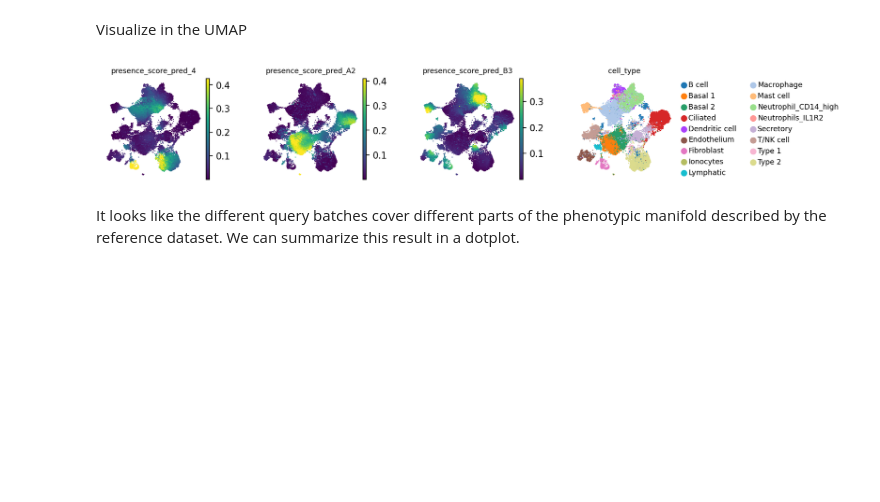
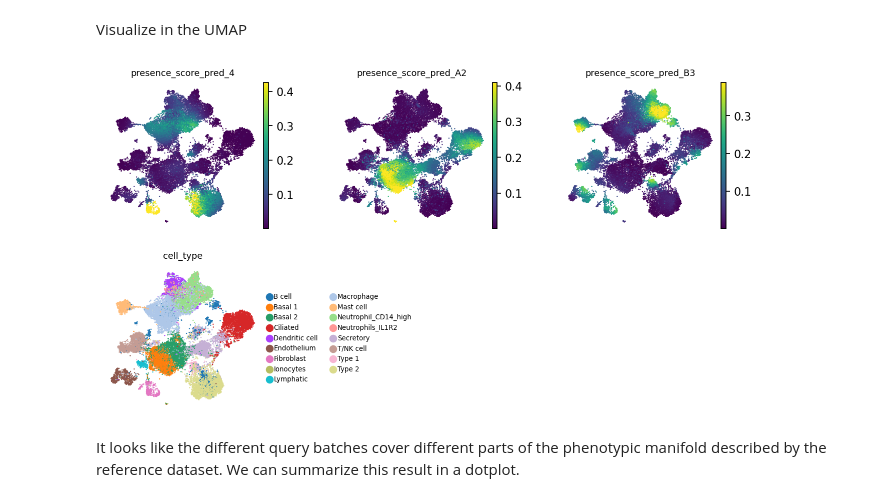
Before and after one commit to quadbio/cellmapper, a Jupyter notebook: docs/notebooks/tutorials/query_to_reference_mapping.ipynb, the cells around one changed output. Cells and saved outputs as stored; diff of their text form; code cells hidden in the pictures; blank space fills up the shorter version.

```diff
--- a/docs/notebooks/tutorials/query_to_reference_mapping.ipynb
+++ b/docs/notebooks/tutorials/query_to_reference_mapping.ipynb
@@ -274,10 +274,10 @@ for obsm_name, obs_name in zip(query_batches, obs_score_names, strict=False):
 # %% [markdown]
 Visualize in the UMAP
 # %%
-with plt.rc_context({"figure.figsize": (2, 2), "legend.fontsize": 8, "axes.titlesize": 8}):
-    sc.pl.embedding(ad_reference, basis="umap_scVI", color=obs_score_names + ["cell_type"], vmax="p99")
+with plt.rc_context({"figure.figsize": (2.5, 2.5), "legend.fontsize": 6, "axes.titlesize": 8}):
+    sc.pl.embedding(ad_reference, basis="umap_scVI", color=obs_score_names + ["cell_type"], vmax="p99", ncols=3)
 # %% [output]
-[figure, old version]
+[figure, new version]
 # %% [markdown]
 It looks like the different query batches cover different parts of the phenotypic manifold described by the reference dataset. We can summarize this result in a dotplot.
 # %%
```
